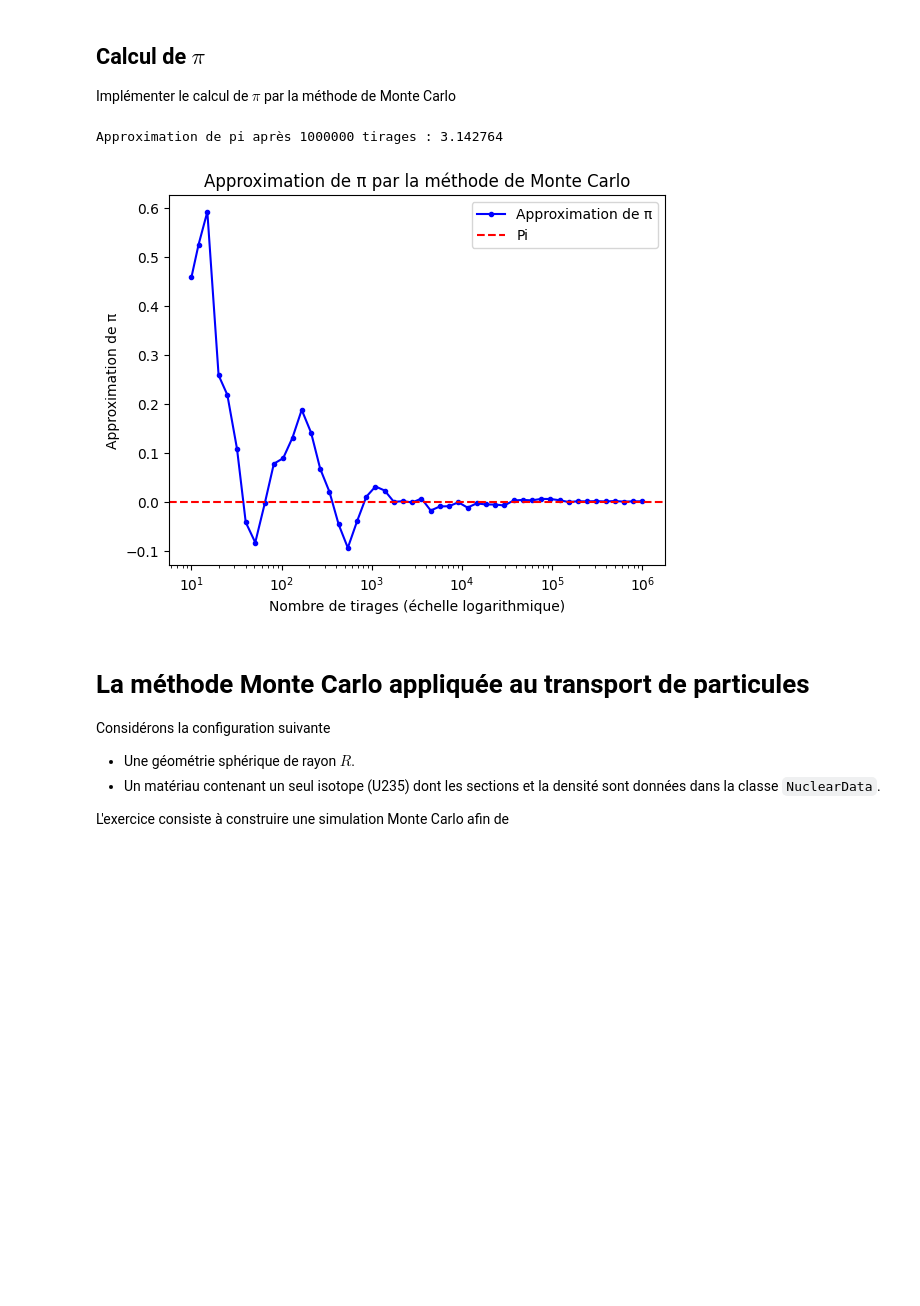
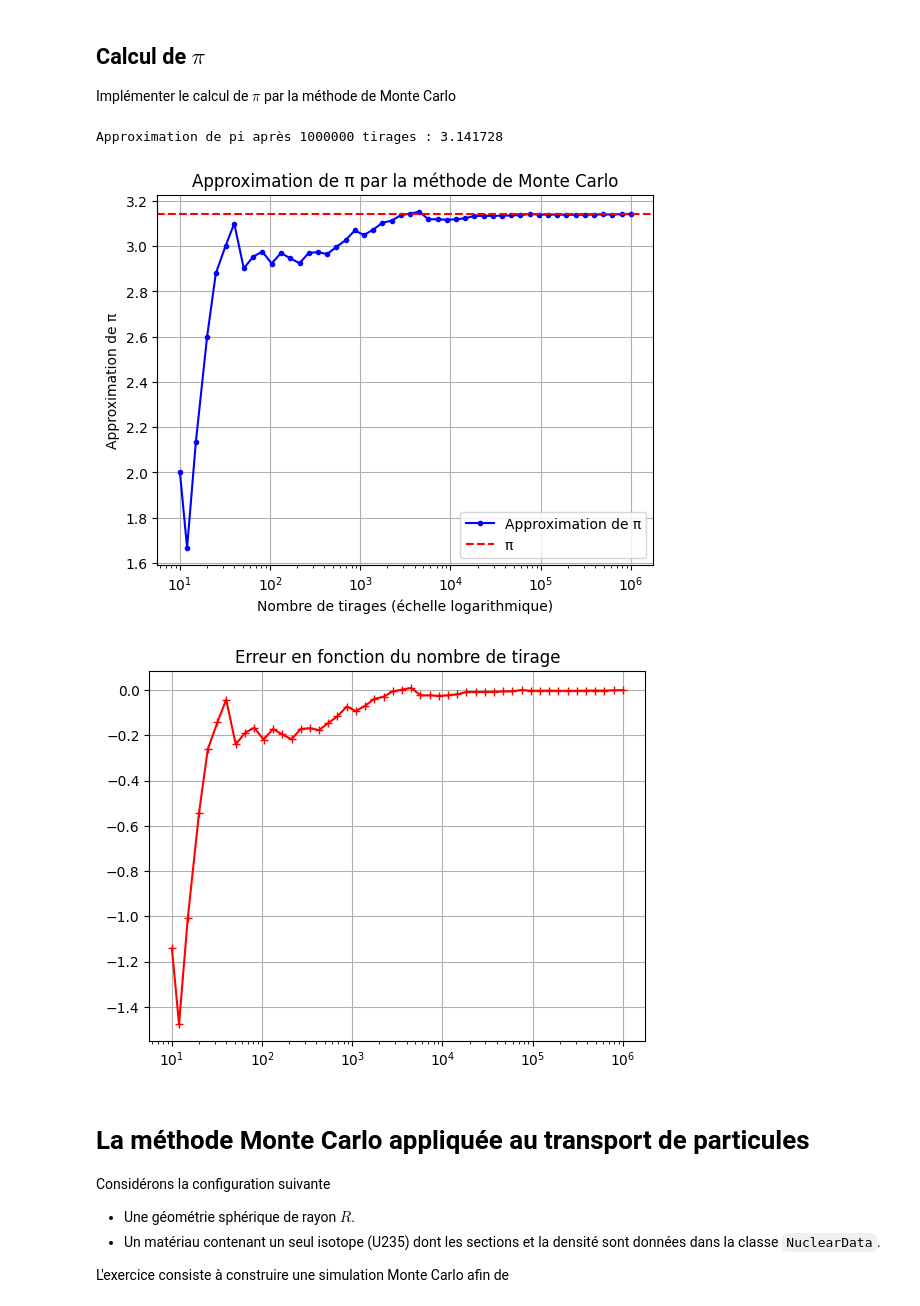
Before and after one commit to atlantis294/neutronic-ensta, a Jupyter notebook: exercices/06_monte_carlo.ipynb, the cells around one changed output. Drawn from its saved outputs; the diff is of its cells as text; code cells hidden in the pictures; blank space fills up the shorter version.

```diff
--- a/exercices/06_monte_carlo.ipynb
+++ b/exercices/06_monte_carlo.ipynb
@@ -5,36 +5,52 @@ Implémenter le calcul de $\pi$ par la méthode de Monte Carlo
 # %%
 import numpy as np
 import matplotlib.pyplot as plt
+from tqdm import tqdm
 
 nombre_de_tirages = int(1e6)
 
-# prparer une echelle log pour l'affichage de pi par la methode de Monte Carlo
+# Preparer une echelle log pour l'affichage de pi par la methode de Monte Carlo
 Tx=np.logspace(1, np.log10(nombre_de_tirages-1), num=50, dtype=int)
 Ty=np.zeros_like(Tx, dtype=float)
+# On va compter le nombre de bon tirage
 nombre_de_bons_tirages = 0
-for i in range(nombre_de_tirages):
+for i in tqdm(range(nombre_de_tirages)):
+    # On procède à deux tirages entre -1 et 1 avec une valeur uniforme
     x,y= np.random.uniform(-1,1,2)
+    # Si la norme est inférieur à 1, alors on est dans le cercle donc le tirage est bon
     if x**2 + y**2 <= 1:
         nombre_de_bons_tirages += 1
 
+    # Stockage des valeurs pour l'affichage de l'évolution de l'approximation
     if i in Tx:
         Ty[np.where(Tx==i)[0][0]] = 4 * nombre_de_bons_tirages / i
+
 pi_approximation = 4 * nombre_de_bons_tirages / nombre_de_tirages
 print("Approximation de pi après", nombre_de_tirages, "tirages :", pi_approximation)
 
-Ty = Ty - np.pi
+# Ty = Ty - np.pi
 plt.figure()
 plt.xscale('log')
 plt.plot(Tx, Ty, marker='.', linestyle='-', color='b', label='Approximation de π')
-plt.axhline(0, color='r', linestyle='--', label='Pi')
+plt.axhline(np.pi, color='r', linestyle='--', label='π')
 plt.xlabel('Nombre de tirages (échelle logarithmique)')
 plt.ylabel('Approximation de π')
 plt.title('Approximation de π par la méthode de Monte Carlo')
 plt.legend()
+plt.grid()
+plt.show(block=False)
+
+erreur = Ty-np.pi
+plt.plot(Tx,erreur,'r+-')
+plt.xscale('log')
+plt.grid()
+plt.title("Erreur en fonction du nombre de tirage")
+# plt.legend()
 plt.show()
 # %% [output]
-Approximation de pi après 1000000 tirages : 3.142764
+Approximation de pi après 1000000 tirages : 3.141728
-[figure, old version]
+[figure, new version]
+[figure, added]
 # %% [markdown]
 # La méthode Monte Carlo appliquée au transport de particules
 
```
Also changed, not shown: 2 other files.
